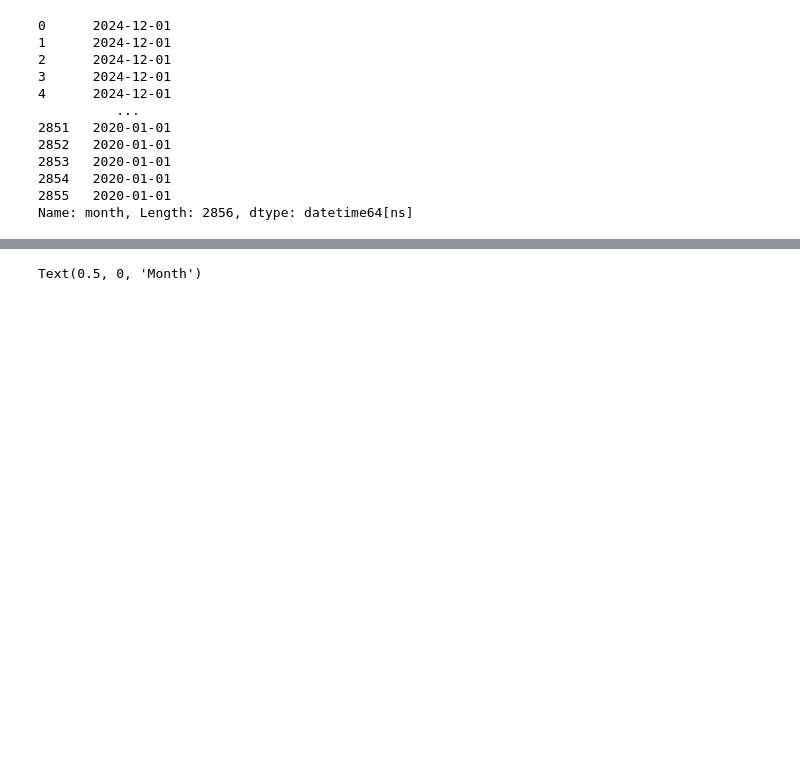
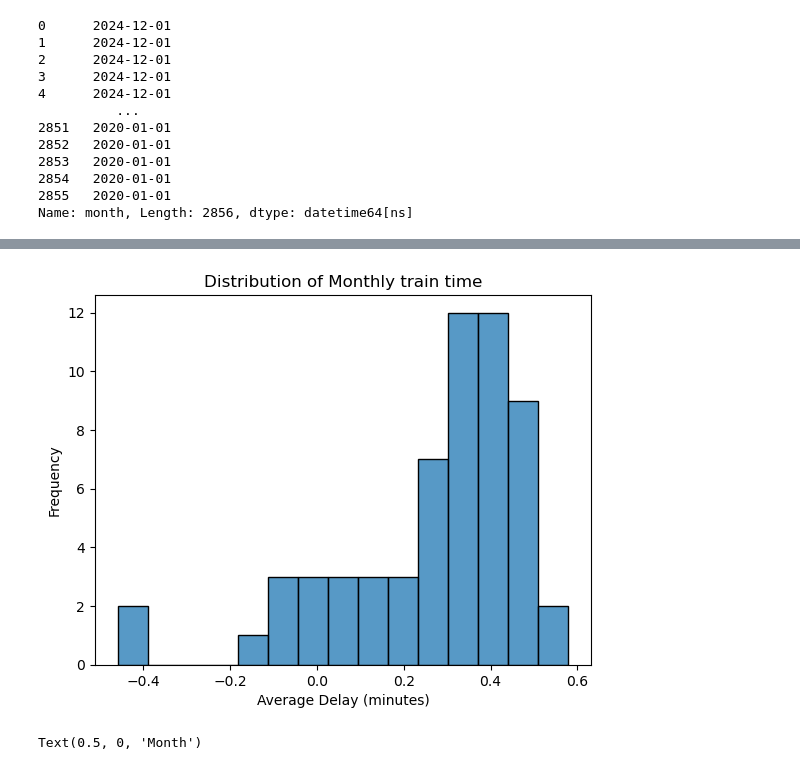
Before and after one commit to tali0n-git/MTA-subway-analysis, a Jupyter notebook: jessica-notebook.ipynb, the cells around one changed output, grey strips where cells are left out. Saved outputs shown, nothing was run; the diff lists cells and outputs as text; code cells hidden in the pictures; blank space fills up the shorter version.

```diff
--- a/jessica-notebook.ipynb
+++ b/jessica-notebook.ipynb
@@ -118,3 +147,11 @@ monthly_total
+# %%
+sns.histplot(monthly_delay['additional train time'], bins=15)
+plt.title('Distribution of Monthly train time')
+plt.xlabel('Average Delay (minutes)')
+plt.ylabel('Frequency')
+plt.show()
+# %% [output]
+[figure, added]
 # %%
 # Line plot
 monthly_delay[['additional platform time', 'additional train time']].plot(
```
Also changed, not shown: parts of 9 cells of this notebook.
